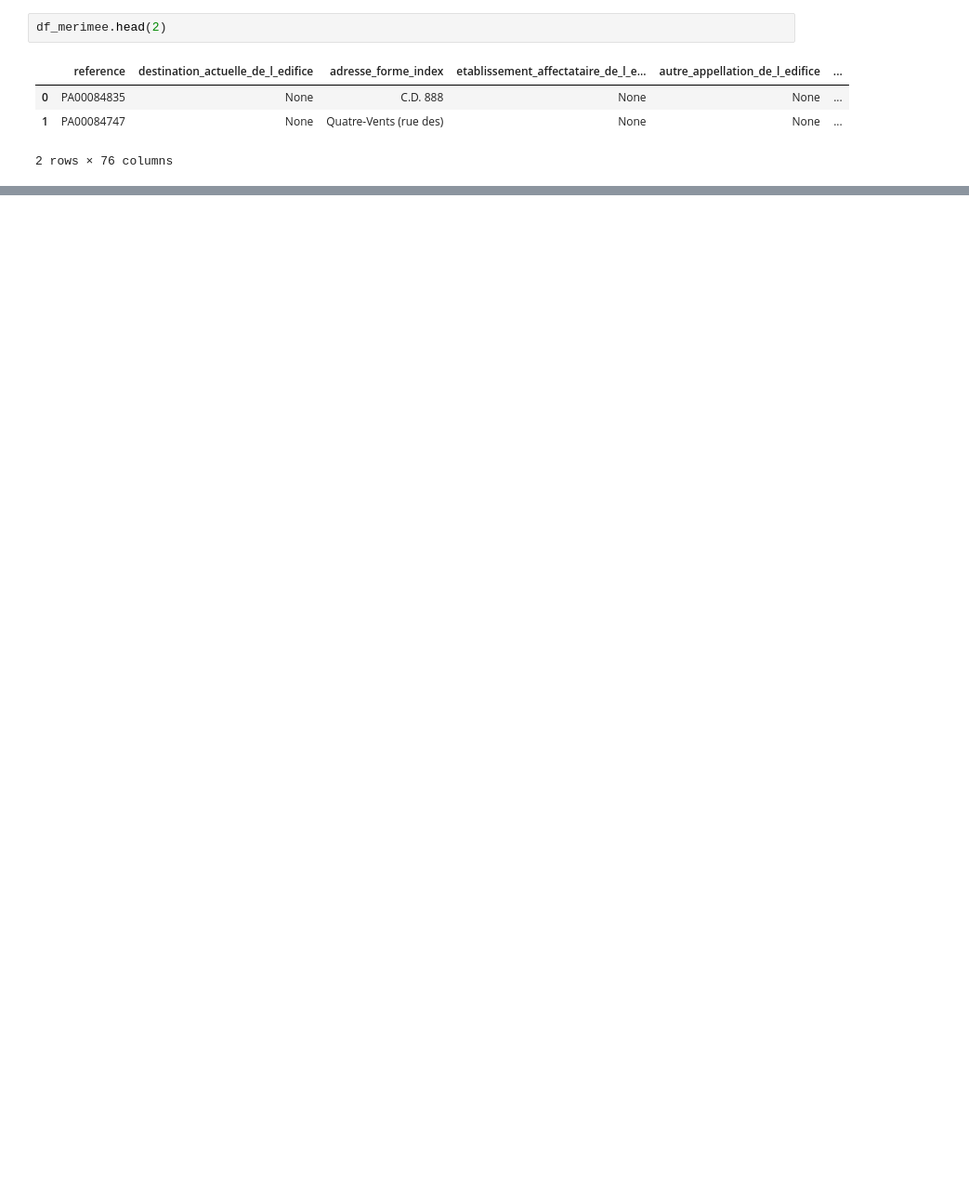
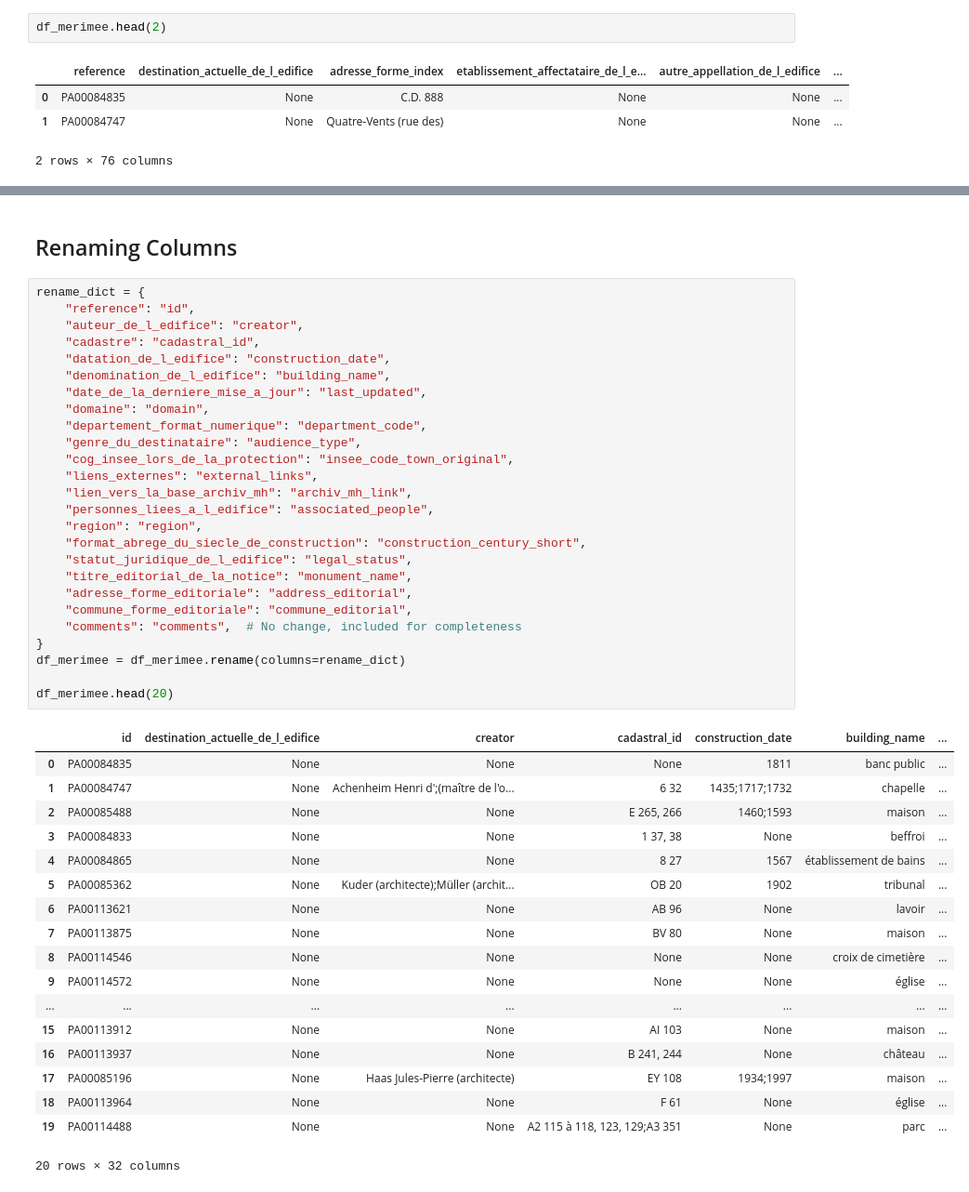
Before and after one commit to enarroied/mess_box, a Jupyter notebook: base_merimee/clean_data.ipynb, the cells around one changed output, grey strips where cells are left out. Shown: that part at 93% size. Saved outputs shown, nothing was run; the diff lists cells and outputs as text; blank space fills up the shorter version.

```diff
--- a/base_merimee/clean_data.ipynb
+++ b/base_merimee/clean_data.ipynb
@@ -141,3 +144,50 @@ columns_to_drop = [
 ]
 
 df_merimee = df_merimee.drop(columns=columns_to_drop)
+# %% [markdown]
+## Renaming Columns
+# %%
+rename_dict = {
+    "reference": "id",
+    "auteur_de_l_edifice": "creator",
+    "cadastre": "cadastral_id",
+    "datation_de_l_edifice": "construction_date",
+    "denomination_de_l_edifice": "building_name",
+    "date_de_la_derniere_mise_a_jour": "last_updated",
+    "domaine": "domain",
+    "departement_format_numerique": "department_code",
+    "genre_du_destinataire": "audience_type",
+    "cog_insee_lors_de_la_protection": "insee_code_town_original",
+    "liens_externes": "external_links",
+    "lien_vers_la_base_archiv_mh": "archiv_mh_link",
+    "personnes_liees_a_l_edifice": "associated_people",
+    "region": "region",
+    "format_abrege_du_siecle_de_construction": "construction_century_short",
+    "statut_juridique_de_l_edifice": "legal_status",
+    "titre_editorial_de_la_notice": "monument_name",
+    "adresse_forme_editoriale": "address_editorial",
+    "commune_forme_editoriale": "commune_editorial",
+    "comments": "comments",  # No change, included for completeness
+}
+df_merimee = df_merimee.rename(columns=rename_dict)
+
+df_merimee.head(20)
+# %% [output]
+|  | id | destination_actuelle_de_l_edifice | creator | cadastral_id | construction_date | building_name | ... |
+| 0 | PA00084835 | None | None | None | 1811 | banc public | ... |
+| 1 | PA00084747 | None | Achenheim Henri d';(maître de l'o... | 6 32 | 1435;1717;1732 | chapelle | ... |
+| 2 | PA00085488 | None | None | E 265, 266 | 1460;1593 | maison | ... |
+| 3 | PA00084833 | None | None | 1 37, 38 | None | beffroi | ... |
+| 4 | PA00084865 | None | None | 8 27 | 1567 | établissement de bains | ... |
+| 5 | PA00085362 | None | Kuder (architecte);Müller (archit... | OB 20 | 1902 | tribunal | ... |
+| 6 | PA00113621 | None | None | AB 96 | None | lavoir | ... |
+| 7 | PA00113875 | None | None | BV 80 | None | maison | ... |
+| 8 | PA00114546 | None | None | None | None | croix de cimetière | ... |
+| 9 | PA00114572 | None | None | None | None | église | ... |
+| ... | ... | ... | ... | ... | ... | ... | ... |
+| 15 | PA00113912 | None | None | AI 103 | None | maison | ... |
+| 16 | PA00113937 | None | None | B 241, 244 | None | château | ... |
+| 17 | PA00085196 | None | Haas Jules-Pierre (architecte) | EY 108 | 1934;1997 | maison | ... |
+| 18 | PA00113964 | None | None | F 61 | None | église | ... |
+| 19 | PA00114488 | None | None | A2 115 à 118, 123, 129;A3 351 | None | parc | ... |
+20 rows × 32 columns
```
Also changed, not shown: parts of 15 cells of this notebook.
